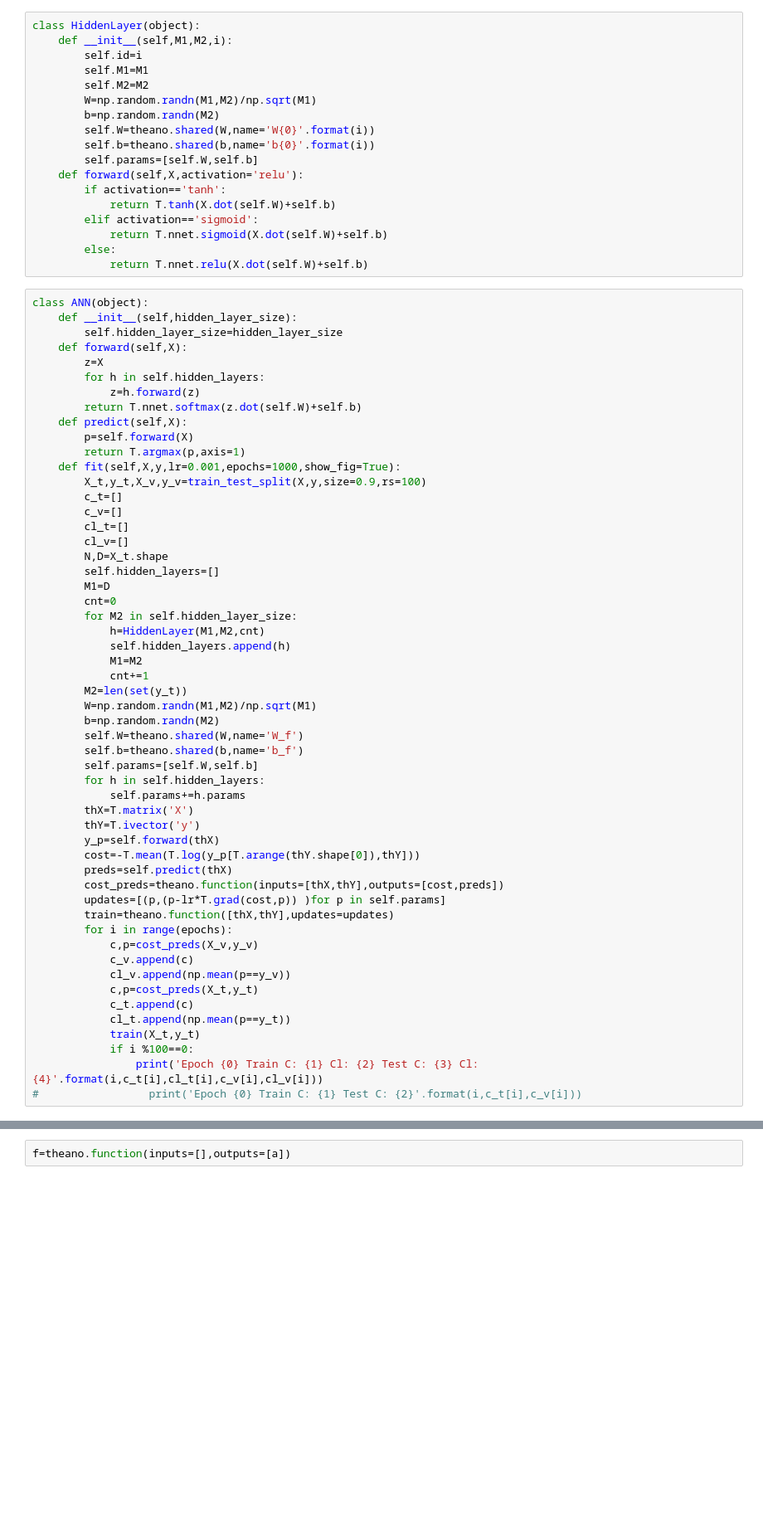
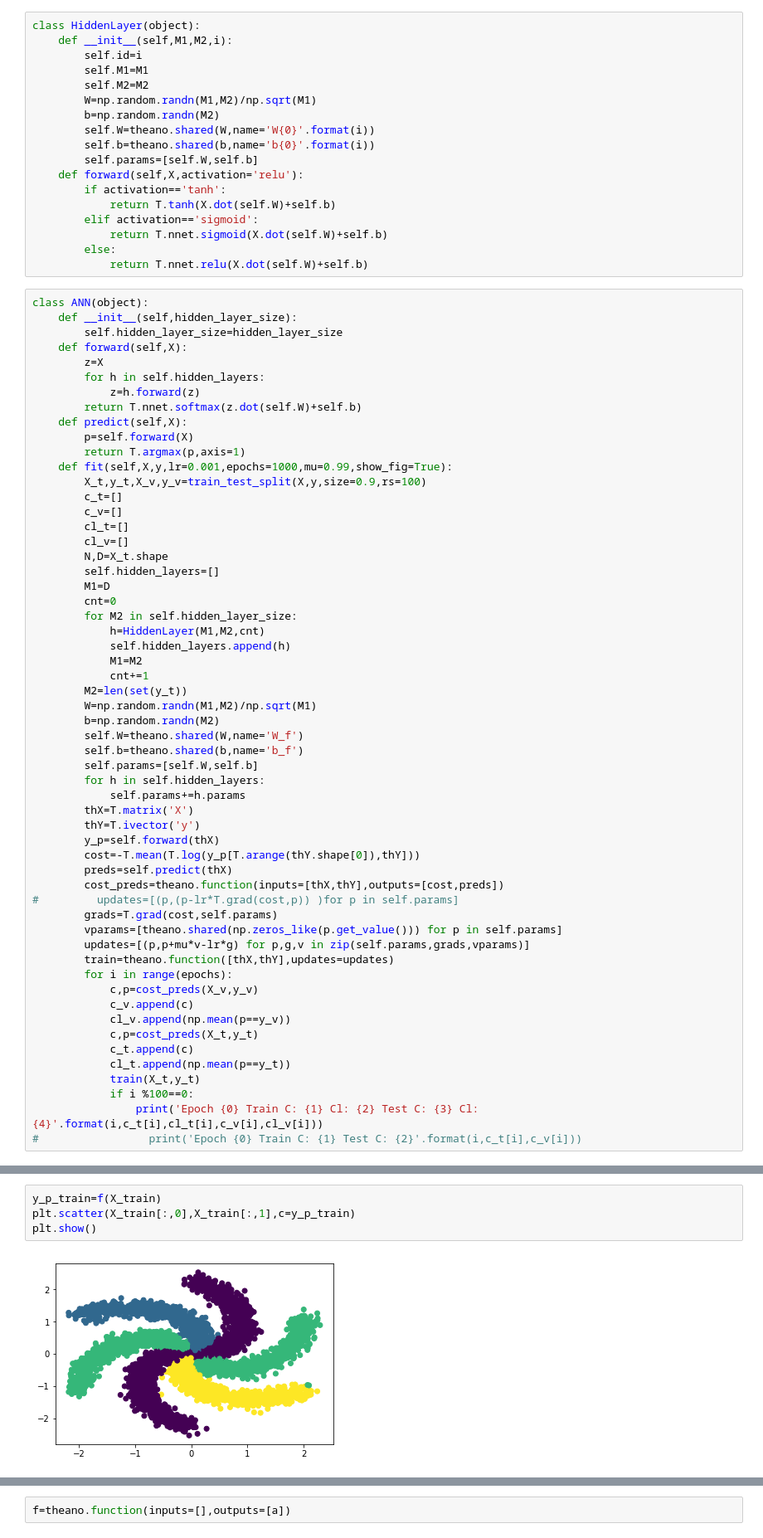
Before and after one commit to ytnvj2/intro-to-deep-learning, a Jupyter notebook: Theano-ANN.ipynb, the cells around one changed output, grey strips where cells are left out. Shown: that part at 83% size. Drawn from its saved outputs; the diff is of its cells as text; blank space fills up the shorter version.

```diff
--- a/Theano-ANN.ipynb
+++ b/Theano-ANN.ipynb
@@ -137,7 +132,7 @@ class ANN(object):
     def predict(self,X):
         p=self.forward(X)
         return T.argmax(p,axis=1)
-    def fit(self,X,y,lr=0.001,epochs=1000,show_fig=True):
+    def fit(self,X,y,lr=0.001,epochs=1000,mu=0.99,show_fig=True):
         X_t,y_t,X_v,y_v=train_test_split(X,y,size=0.9,rs=100)
         c_t=[]
         c_v=[]
@@ -166,7 +161,10 @@ class ANN(object):
         cost=-T.mean(T.log(y_p[T.arange(thY.shape[0]),thY]))
         preds=self.predict(thX)
         cost_preds=theano.function(inputs=[thX,thY],outputs=[cost,preds])
-        updates=[(p,(p-lr*T.grad(cost,p)) )for p in self.params]
+#         updates=[(p,(p-lr*T.grad(cost,p)) )for p in self.params]
+        grads=T.grad(cost,self.params)
+        vparams=[theano.shared(np.zeros_like(p.get_value())) for p in self.params]
+        updates=[(p,p+mu*v-lr*g) for p,g,v in zip(self.params,grads,vparams)]
         train=theano.function([thX,thY],updates=updates)
         for i in range(epochs):
             c,p=cost_preds(X_v,y_v)
@@ -214,2 +213,8 @@ Subtensor{int64}.0
+# %%
+y_p_train=f(X_train)
+plt.scatter(X_train[:,0],X_train[:,1],c=y_p_train)
+plt.show()
+# %% [output]
+[figure, added]
 # %%
 a=x[1]
```
Also changed, not shown: parts of 14 cells of this notebook, 5 other files.
